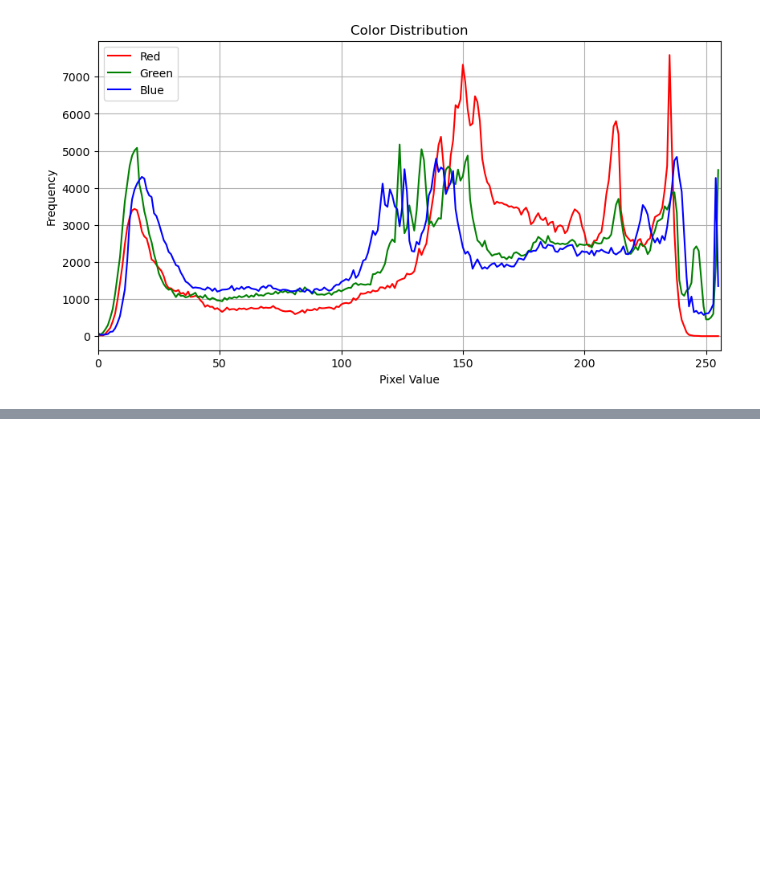
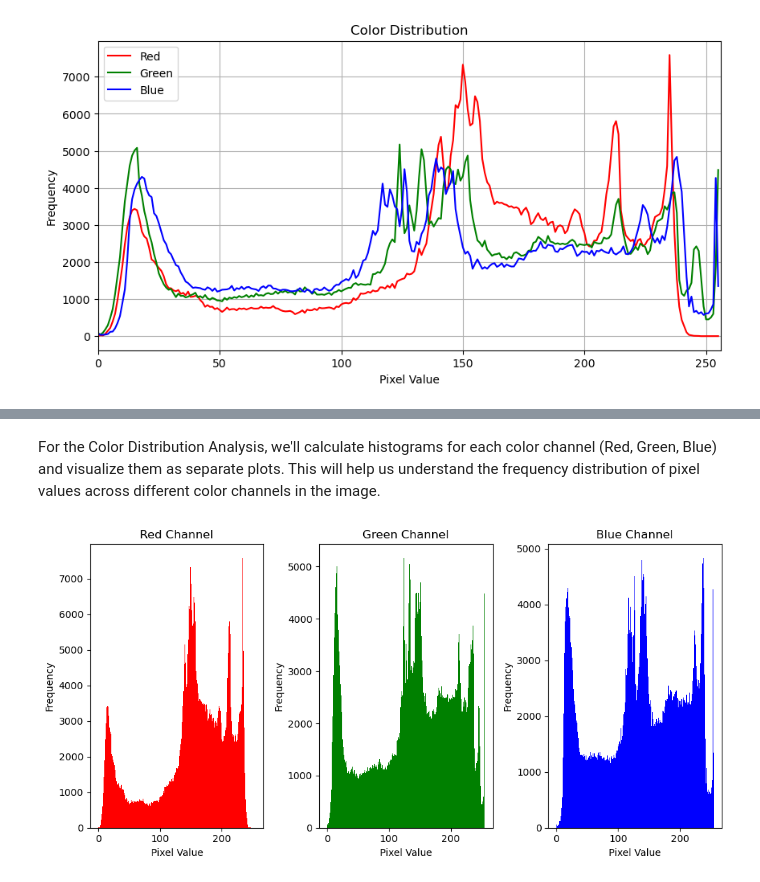
Before and after one commit to rafvrab/Experimenting_with_OpenCV, a Jupyter notebook: notebook.ipynb, the cells around one changed output, grey strips where cells are left out. Drawn from its saved outputs; the diff is of its cells as text; code cells hidden in the pictures; blank space fills up the shorter version.

Commit message:
various analysis tests

```diff
--- a/notebook.ipynb
+++ b/notebook.ipynb
@@ -196,0 +245,29 @@ plt.show()
+# %% [markdown]
+For the Color Distribution Analysis, we'll calculate histograms for each color channel (Red, Green, Blue) and visualize them as separate plots. This will help us understand the frequency distribution of pixel values across different color channels in the image.
+# %%
+# Read the image
+image = cv2.imread('images/RS.jpg')
+
+# Convert the image from BGR to RGB
+image_rgb = cv2.cvtColor(image, cv2.COLOR_BGR2RGB)
+
+# Split the image into its color channels
+channels = cv2.split(image_rgb)
+
+# Define colors for plotting
+colors = ('r', 'g', 'b')
+channel_names = ('Red', 'Green', 'Blue')
+
+# Plot histograms for each color channel
+plt.figure(figsize=(10, 5))
+for i, (channel, color) in enumerate(zip(channels, colors), 1):
+    plt.subplot(1, 3, i)
+    plt.hist(channel.ravel(), bins=256, color=color)
+    plt.title(channel_names[i - 1] + ' Channel')
+    plt.xlabel('Pixel Value')
+    plt.ylabel('Frequency')
+
+plt.tight_layout()
+plt.show()
+# %% [output]
+[figure, added]
```
Also changed, not shown: parts of 10 cells of this notebook.
